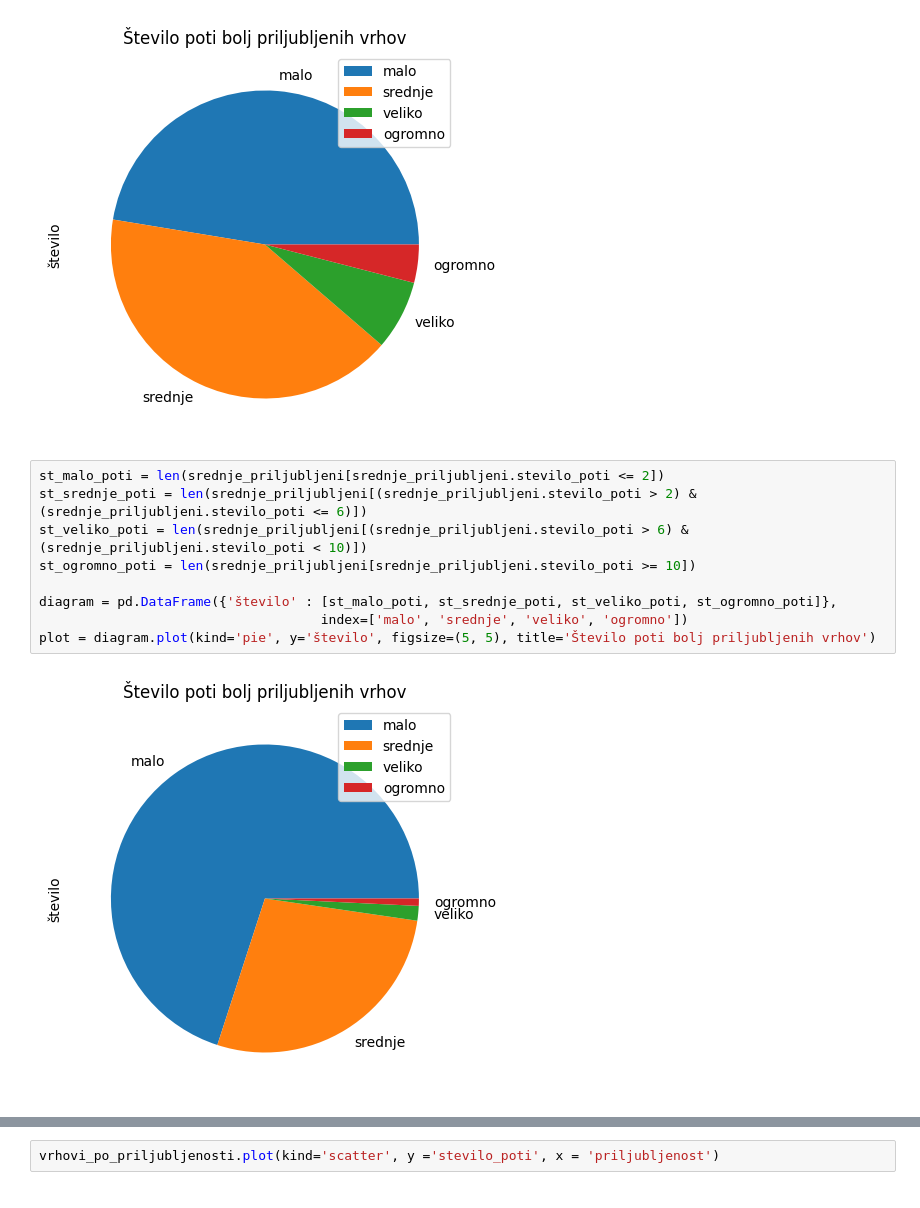
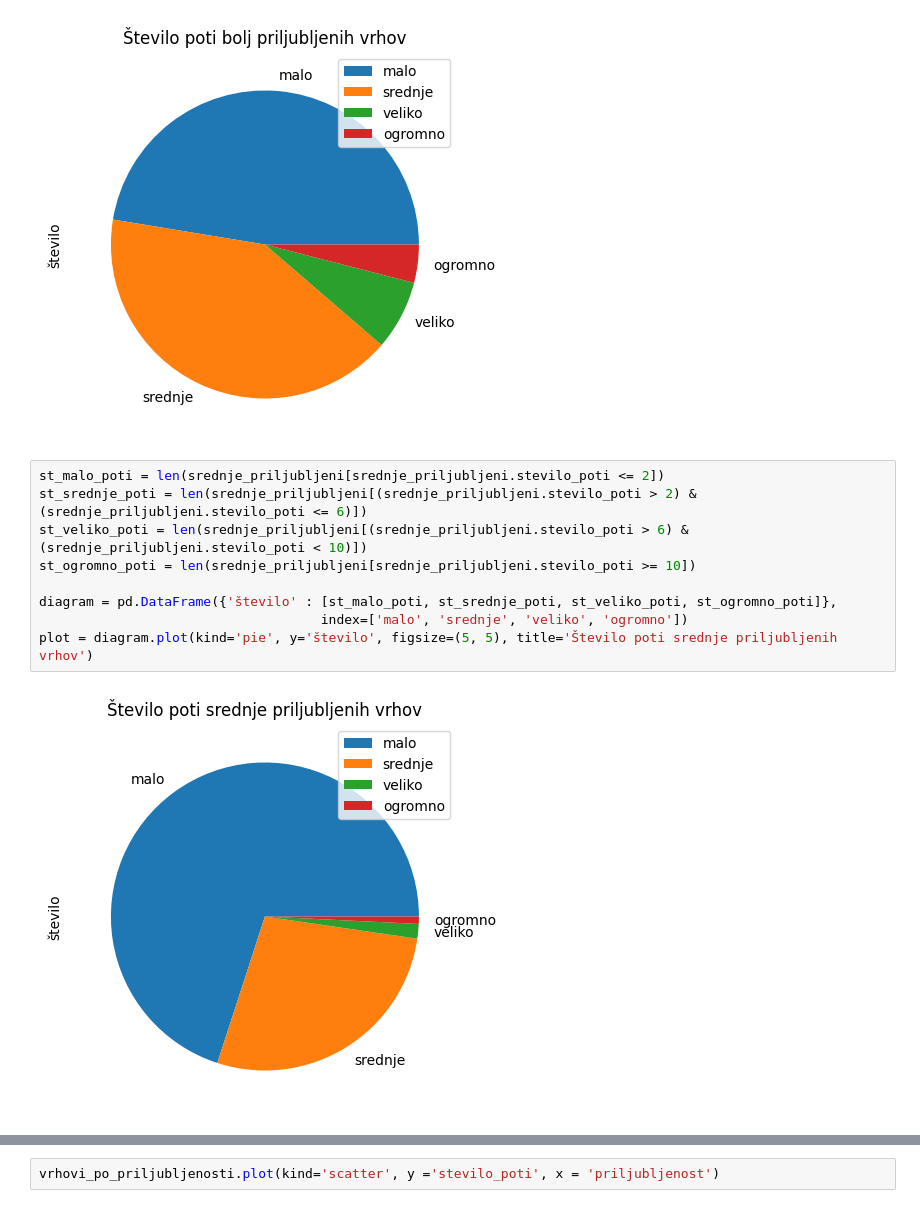
Before and after one commit to MancaMurn/Priljubljenost_slovenskih_gora, a Jupyter notebook: analiza.ipynb, the cells around one changed output, grey strips where cells are left out. Cells and saved outputs as stored; diff of their text form.

Commit message:
lastnosti poti

```diff
--- a/analiza.ipynb
+++ b/analiza.ipynb
@@ -449,14 +419,14 @@ plot = diagram.plot(kind='pie', y='število', figsize=(5, 5), title='Število po
 # %%
 st_malo_poti = len(srednje_priljubljeni[srednje_priljubljeni.stevilo_poti <= 2])
 st_srednje_poti = len(srednje_priljubljeni[(srednje_priljubljeni.stevilo_poti > 2) & (srednje_priljubljeni.stevilo_poti <= 6)])
 st_veliko_poti = len(srednje_priljubljeni[(srednje_priljubljeni.stevilo_poti > 6) & (srednje_priljubljeni.stevilo_poti < 10)])
 st_ogromno_poti = len(srednje_priljubljeni[srednje_priljubljeni.stevilo_poti >= 10])
 
 diagram = pd.DataFrame({'število' : [st_malo_poti, st_srednje_poti, st_veliko_poti, st_ogromno_poti]},
                                     index=['malo', 'srednje', 'veliko', 'ogromno'])
-plot = diagram.plot(kind='pie', y='število', figsize=(5, 5), title='Število poti bolj priljubljenih vrhov')
+plot = diagram.plot(kind='pie', y='število', figsize=(5, 5), title='Število poti srednje priljubljenih vrhov')
 # %% [output]
-[figure, old version]
+[figure, new version]
 # %%
 st_malo_poti = len(manj_priljubljeni[manj_priljubljeni.stevilo_poti <= 2])
 st_srednje_poti = len(manj_priljubljeni[(manj_priljubljeni.stevilo_poti > 2) & (manj_priljubljeni.stevilo_poti <= 6)])
```
Also changed, not shown: parts of 34 cells of this notebook.
